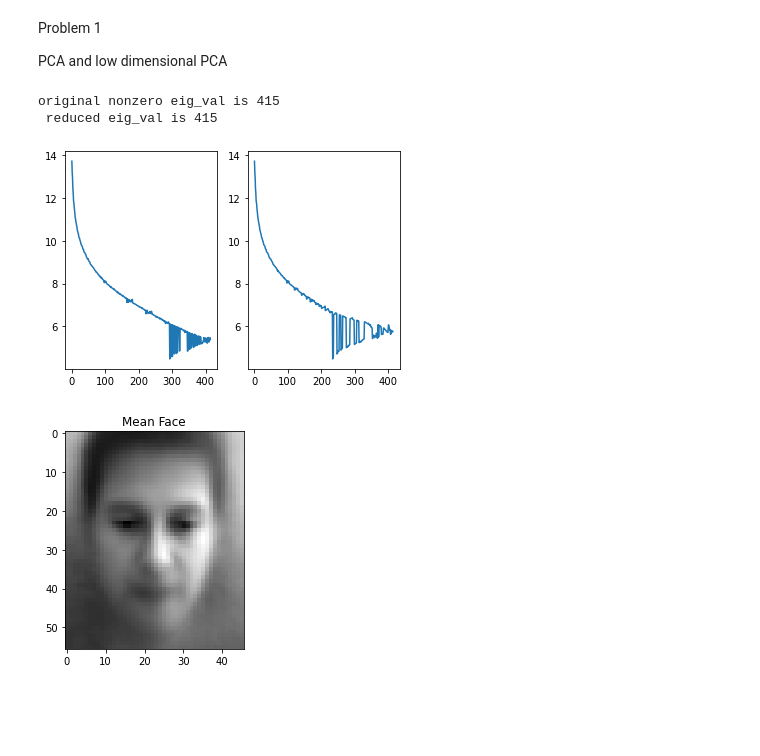
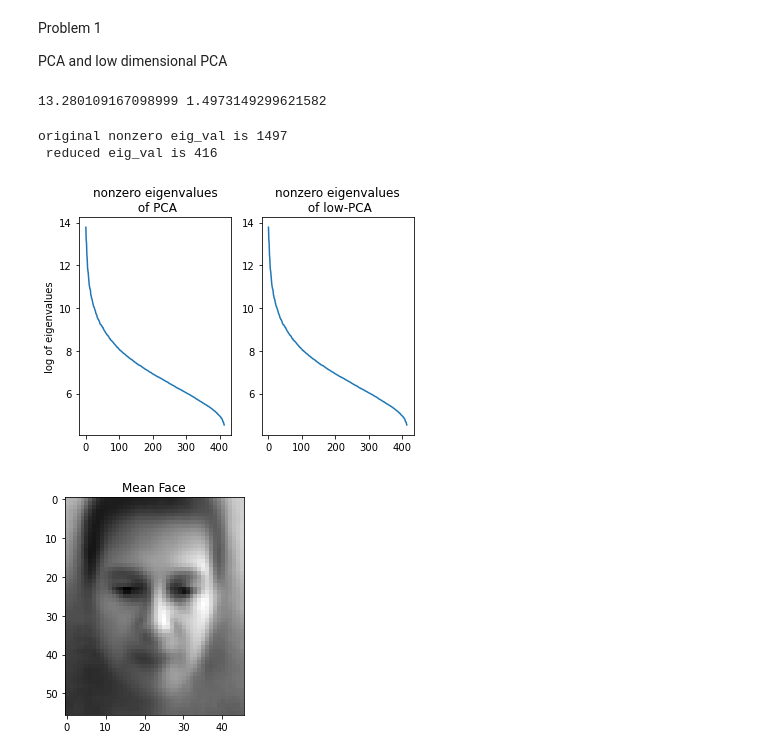
Before and after one commit to SeungminHwang/CS492-MLCV, a Jupyter notebook: coursework1/P1.ipynb, the cells around one changed output. Cells and saved outputs as stored; diff of their text form; code cells hidden in the pictures; blank space fills up the shorter version.

```diff
--- a/coursework1/P1.ipynb
+++ b/coursework1/P1.ipynb
@@ -26,30 +28,45 @@ test_L = L[test_idx]
 # %%
 def pca(normed_features):
     S = normed_features @ normed_features.transpose() /np.shape(normed_features)[1]
-    return np.linalg.eig(S)
+    v, u = np.linalg.eig(S)
+    v = v.real
+    u = u.real
+    idx = np.argsort(v)[::-1]
+    return v[idx], u[:, idx]
 
 def low_pca(normed_features):
     S = normed_features.transpose() @ normed_features / np.shape(normed_features)[1]
     val, vec = np.linalg.eig(S)
     vec = normed_features @ vec
     vec = vec / np.sqrt(np.sum(np.power(vec, 2), axis=0))
-    return val, vec
+    idx = np.argsort(val)[::-1]
+    return val[idx], vec[:, idx]
 # %%
 mean_feat = np.mean(train_X, axis=1)
 A = train_X - mean_feat[:, None]
+start = time.time()
 val_1, u1 = pca(A)
+middle = time.time()
 val_2, u2 = low_pca(A)
+end = time.time()
+print(middle-start, end-middle)
+# %% [output]
+13.280109167098999 1.4973149299621582
 # %%
 fig, (ax1, ax2) = plt.subplots(1, 2)
-ax1.plot(np.log(val_1[val_1 > 1]))
-ax2.plot(np.log(val_2[val_2 > 1]))
+ax1.plot(np.log(val_1[:415]))
+ax2.plot(np.log(val_2[:415]))
+ax1.set_title('nonzero eigenvalues\n of PCA')
+ax1.set_ylabel('log of eigenvalues')
+ax2.set_title('nonzero eigenvalues\n of low-PCA')
 print("original nonzero eig_val is {}\n reduced eig_val is {}".format(
-    np.count_nonzero(val_1 > 1), np.count_nonzero(val_2 > 1)
+    np.count_nonzero(val_1 > 0), np.count_nonzero(val_2 > 0)
 ))
+plt.savefig('report(latex)/fig1.png', dpi=300)
 # %% [output]
-original nonzero eig_val is 415
- reduced eig_val is 415
+original nonzero eig_val is 1497
+ reduced eig_val is 416
-[figure, old version]
+[figure, new version]
 # %%
 mean_face = mean_feat.reshape((-1, 56)).transpose()
 plt.imshow(mean_face, cmap='gray')
```
Also changed, not shown: parts of 20 cells of this notebook, 7 other files.
